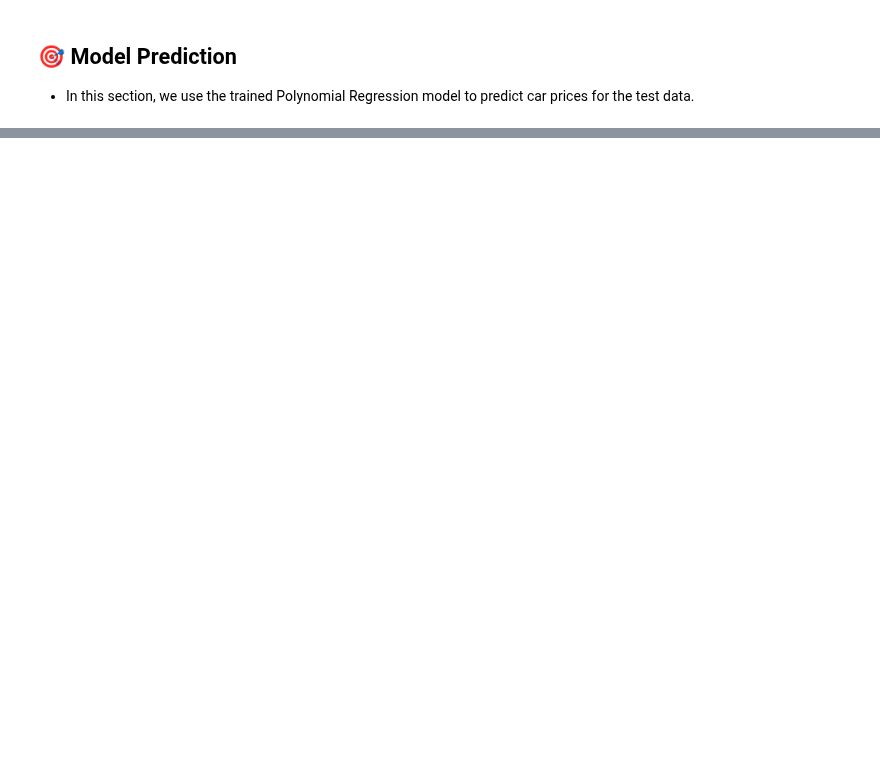
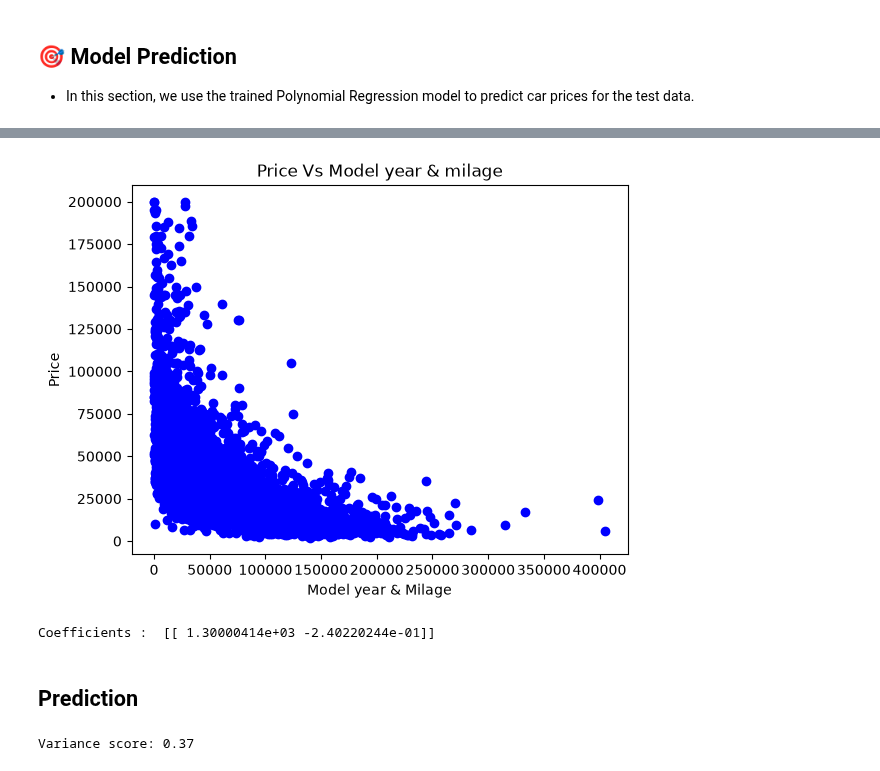
Before and after one commit to Mobin-Madadi/car-price-prediction-ml, a Jupyter notebook: notebooks/car_price_prediction.ipynb, the cells around one changed output, grey strips where cells are left out. Cells and saved outputs as stored; diff of their text form; code cells hidden in the pictures; blank space fills up the shorter version.

```diff
--- a/notebooks/car_price_prediction.ipynb
+++ b/notebooks/car_price_prediction.ipynb
@@ -229,0 +285,34 @@ R2-score: 0.40
+# %%
+from sklearn import linear_model
+regr = linear_model.LinearRegression()
+
+x = np.asanyarray(train[['model_year' , 'milage']])
+y = np.asanyarray(train[['price']])
+
+regr.fit(x , y)
+
+plt.scatter(train.milage , train.price , color = 'blue')
+plt.title('Price Vs Model year & milage')
+plt.ylabel('Price')
+plt.xlabel('Model year & Milage')
+plt.show()
+
+
+# Coefficients
+print('Coefficients : ' , regr.coef_)
+# %% [output]
+[figure, added]
+Coefficients :  [[ 1.30000414e+03 -2.40220244e-01]]
+# %% [markdown]
+## Prediction
+# %%
+x = np.asanyarray(train[['model_year' , 'milage']])
+y = np.asanyarray(train[['price']])
+
+y_hat = regr.predict(x)
+
+
+# Explained variance score: 1 is perfect prediction
+print('Variance score: %.2f' % regr.score(x, y))
+# %% [output]
+Variance score: 0.37
```
Also changed, not shown: parts of 12 cells of this notebook.
